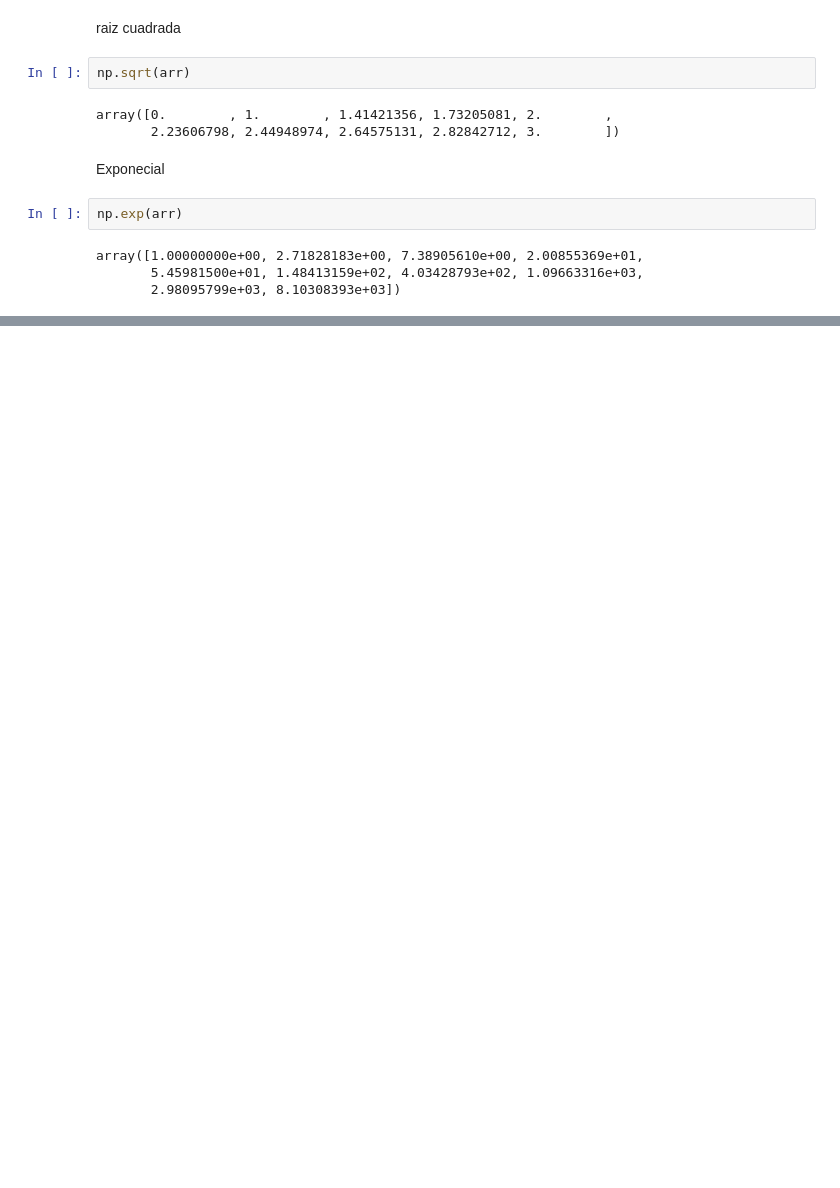
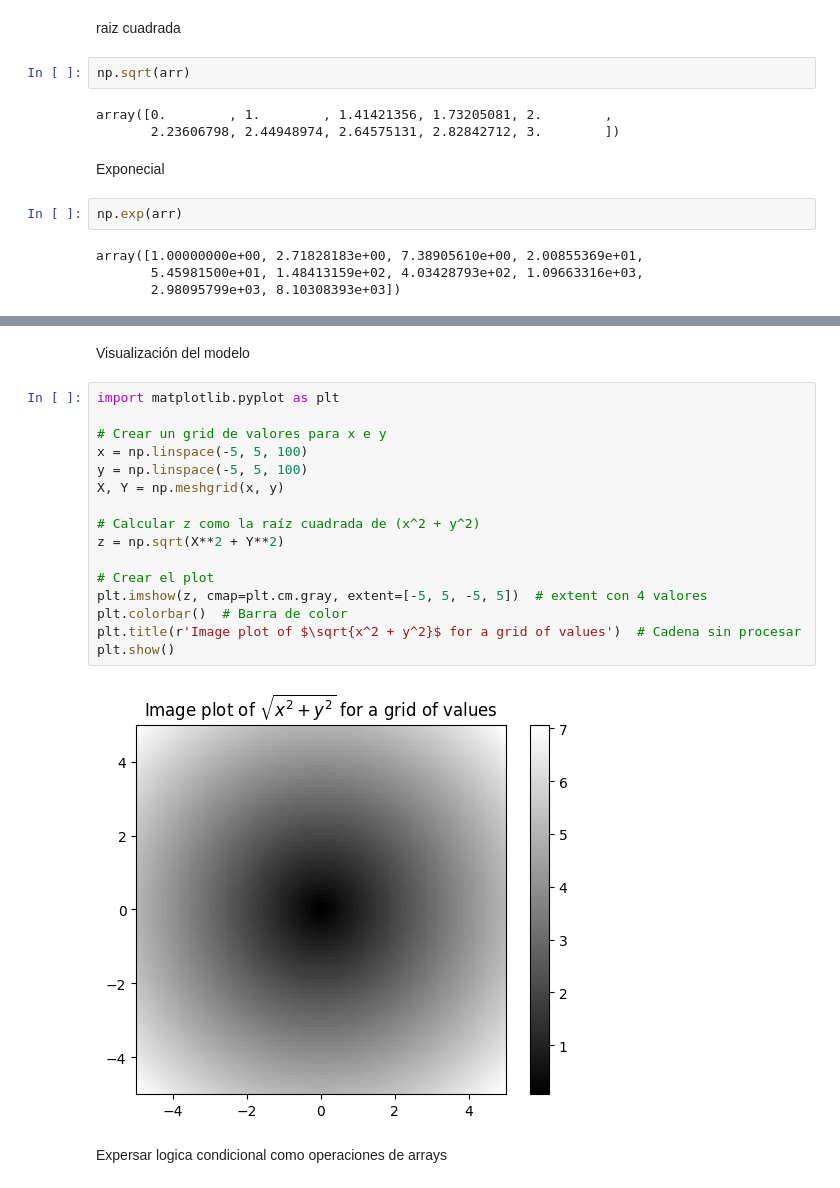
Before and after one commit to Millares95/An-lisisDeDatos, a Jupyter notebook: Trabajo_Numpy.ipynb, the cells around one changed output, grey strips where cells are left out. Saved outputs shown, nothing was run; the diff lists cells and outputs as text; blank space fills up the shorter version.

```diff
--- a/Trabajo_Numpy.ipynb
+++ b/Trabajo_Numpy.ipynb
@@ -361,0 +474,22 @@ array([1.00000000e+00, 2.71828183e+00, 7.38905610e+00, 2.00855369e+01,
+# %% [markdown]
+Visualización del modelo
+# %%
+import matplotlib.pyplot as plt
+
+# Crear un grid de valores para x e y
+x = np.linspace(-5, 5, 100)
+y = np.linspace(-5, 5, 100)
+X, Y = np.meshgrid(x, y)
+
+# Calcular z como la raíz cuadrada de (x^2 + y^2)
+z = np.sqrt(X**2 + Y**2)
+
+# Crear el plot
+plt.imshow(z, cmap=plt.cm.gray, extent=[-5, 5, -5, 5])  # extent con 4 valores
+plt.colorbar()  # Barra de color
+plt.title(r'Image plot of $\sqrt{x^2 + y^2}$ for a grid of values')  # Cadena sin procesar
+plt.show()
+# %% [output]
+[figure, added]
+# %% [markdown]
+Expersar logica condicional como operaciones de arrays
```
Also changed, not shown: parts of 50 cells of this notebook.
